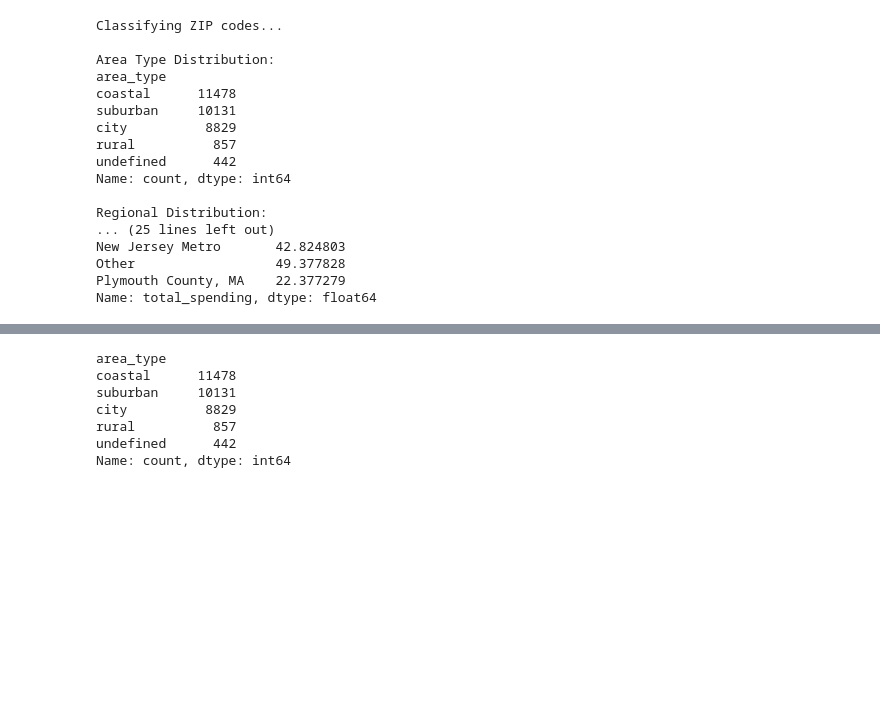
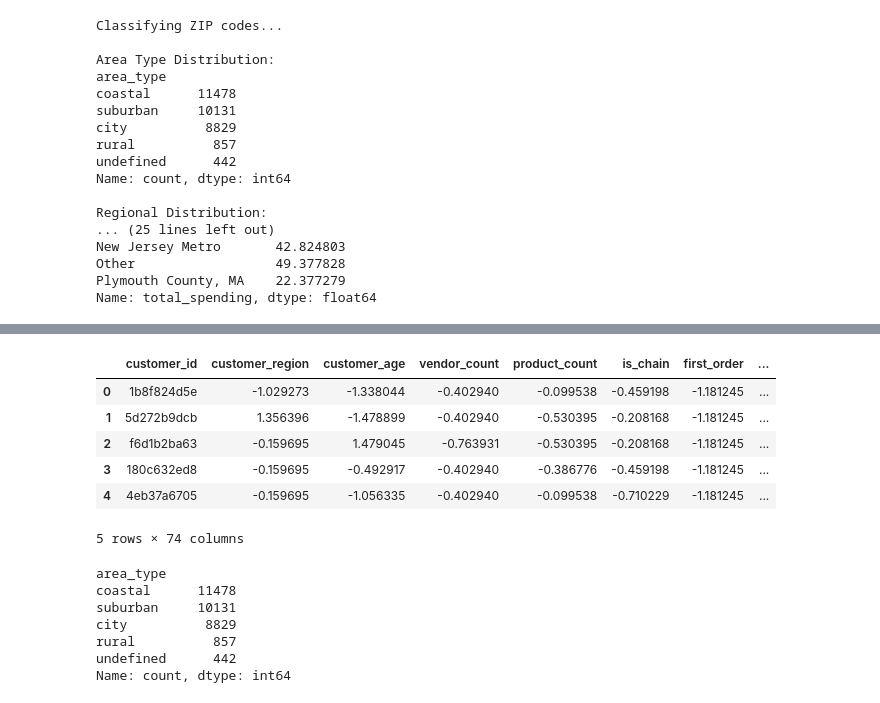
Before and after one commit to Benerugg/DM_Group50, a Jupyter notebook: src/notebooks/ZipCodes.ipynb, the cells around one changed output, grey strips where cells are left out. Saved outputs shown, nothing was run; the diff lists cells and outputs as text; code cells hidden in the pictures; blank space fills up the shorter version.

```diff
--- a/src/notebooks/ZipCodes.ipynb
+++ b/src/notebooks/ZipCodes.ipynb
@@ -238 +239,23 @@ df_with_areas
+# %%
+from sklearn.preprocessing import StandardScaler
+
+# Select numerical columns to scale
+numerical_columns = df.select_dtypes(include=['int64', 'float64']).columns
+
+# Initialize the scaler
+scaler = StandardScaler()
+
+# Scale the numerical columns
+df[numerical_columns] = scaler.fit_transform(df[numerical_columns])
+
+# Display the scaled dataframe
+df.head()
+# %% [output]
+|  | customer_id | customer_region | customer_age | vendor_count | product_count | is_chain | first_order | ... |
+| 0 | 1b8f824d5e | -1.029273 | -1.338044 | -0.402940 | -0.099538 | -0.459198 | -1.181245 | ... |
+| 1 | 5d272b9dcb | 1.356396 | -1.478899 | -0.402940 | -0.530395 | -0.208168 | -1.181245 | ... |
+| 2 | f6d1b2ba63 | -0.159695 | 1.479045 | -0.763931 | -0.530395 | -0.208168 | -1.181245 | ... |
+| 3 | 180c632ed8 | -0.159695 | -0.492917 | -0.402940 | -0.386776 | -0.459198 | -1.181245 | ... |
+| 4 | 4eb37a6705 | -0.159695 | -1.056335 | -0.402940 | -0.099538 | -0.710229 | -1.181245 | ... |
+5 rows × 74 columns
 # %%
```
Also changed, not shown: parts of 8 cells of this notebook.
